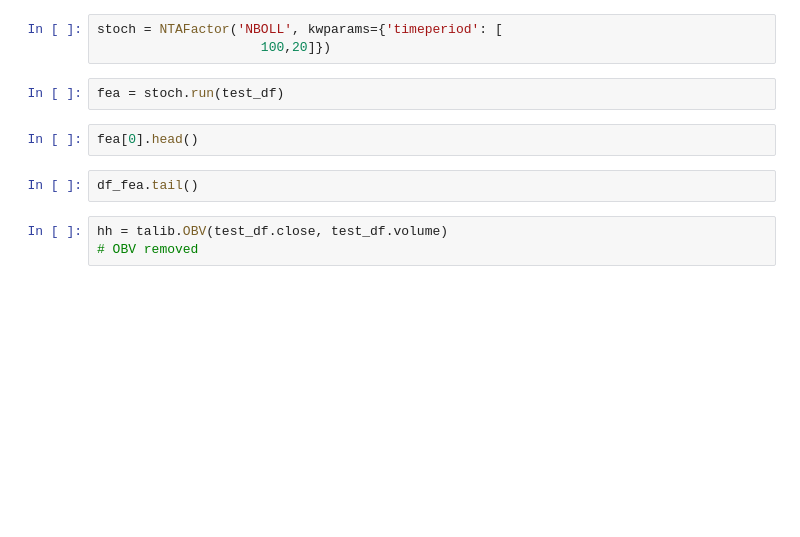
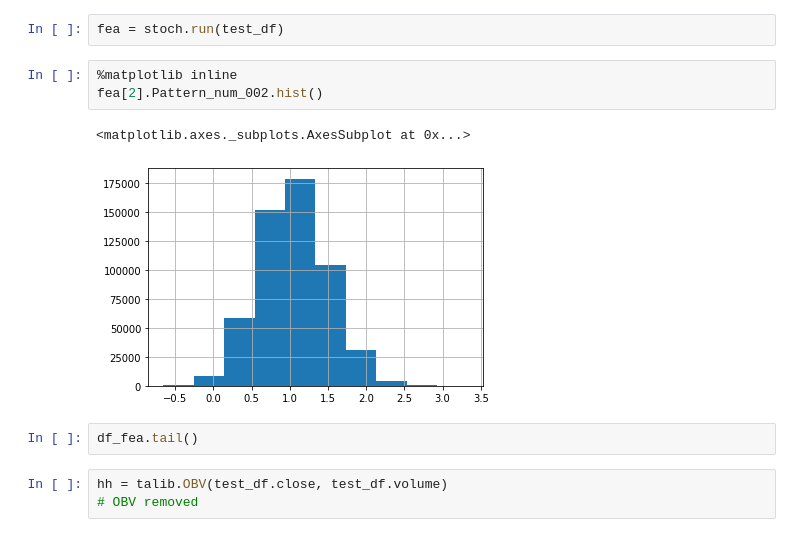
Before and after one commit to ClockworkBunny/quant_models, a Jupyter notebook: TestingNotebooks/TEST_demo.ipynb, the cells around one changed output. Drawn from its saved outputs; the diff is of its cells as text; blank space fills up the shorter version.

```diff
--- a/TestingNotebooks/TEST_demo.ipynb
+++ b/TestingNotebooks/TEST_demo.ipynb
@@ -113,13 +93,14 @@ df_fea = test_df.groupby('symbol').gapply(extract_tafea)
 print(df_fea.tail(2))
 # %%
 df_fea.index = test_df.index
-# %%
-stoch = NTAFactor('NBOLL', kwparams={'timeperiod': [
-                     100,20]})
 # %%
 fea = stoch.run(test_df)
-# %%
-fea[0].head()
+# %%
+%matplotlib inline
+fea[2].Pattern_num_002.hist()
+# %% [output]
+<matplotlib.axes._subplots.AxesSubplot at 0x...>
+[figure, added]
 # %%
 df_fea.tail()
 # %%
```
Also changed, not shown: parts of 7 cells of this notebook, 4 other files.
